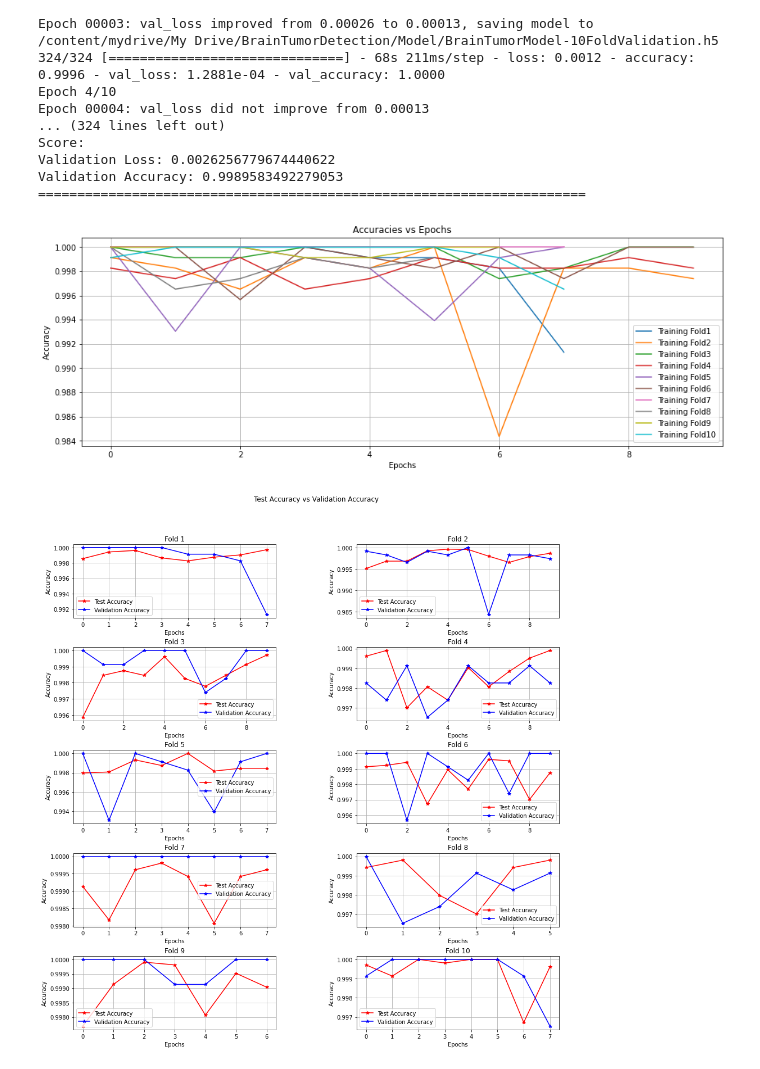
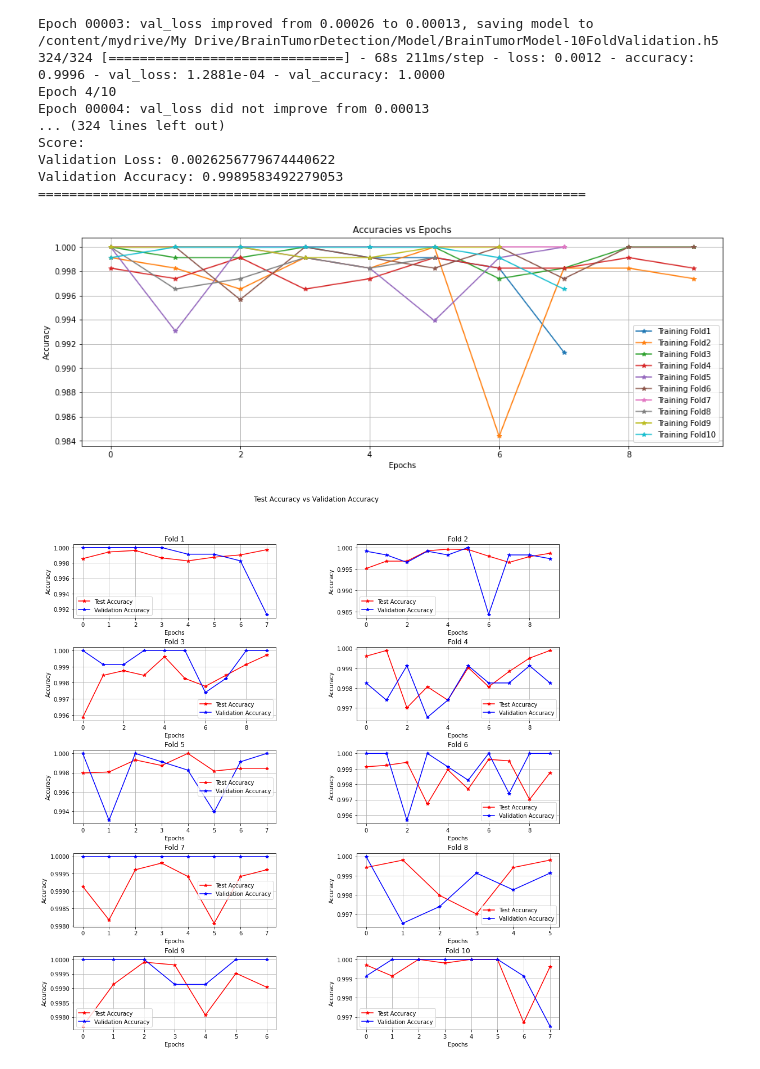
Before and after one commit to birat21sk/Brain-tumor-detection, a Jupyter notebook: notebook/Brain_Tumor_CNN_CrossValidation.ipynb, the cells around one changed output. Drawn from its saved outputs; the diff is of its cells as text; code cells hidden in the pictures.

```diff
--- a/notebook/Brain_Tumor_CNN_CrossValidation.ipynb
+++ b/notebook/Brain_Tumor_CNN_CrossValidation.ipynb
@@ -420,15 +418,15 @@ Validation Accuracy: 0.9989583492279053
 # %%
 plt.figure(figsize=(15,5))
 plt.title('Accuracies vs Epochs')
 plt.grid()
 for i in range(10):
-  plt.plot(history_cfold[i].history['val_accuracy'], label=('Training Fold'+str(i+1)))
+  plt.plot(history_cfold[i].history['val_accuracy'],'*-', label=('Training Fold'+str(i+1)))
 plt.xlabel("Epochs")
 plt.ylabel("Accuracy")
 plt.legend()
 plt.show()
 # %% [output]
-[figure, old version]
+[figure, new version]
 # %%
 plt.figure(figsize=(15,15))
 plt.suptitle("Test Accuracy vs Validation Accuracy")
```
Also changed, not shown: parts of 2 cells of this notebook.
